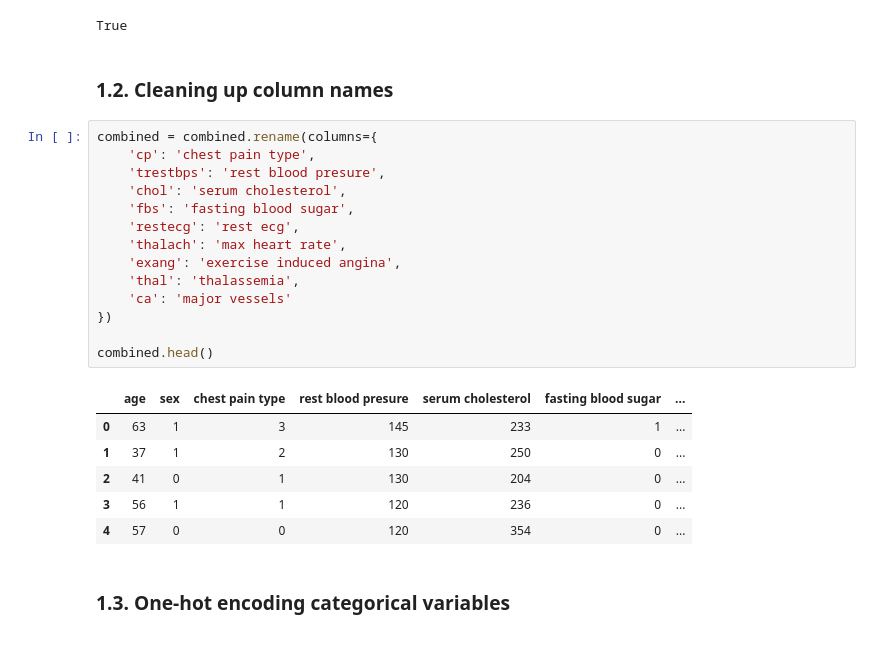
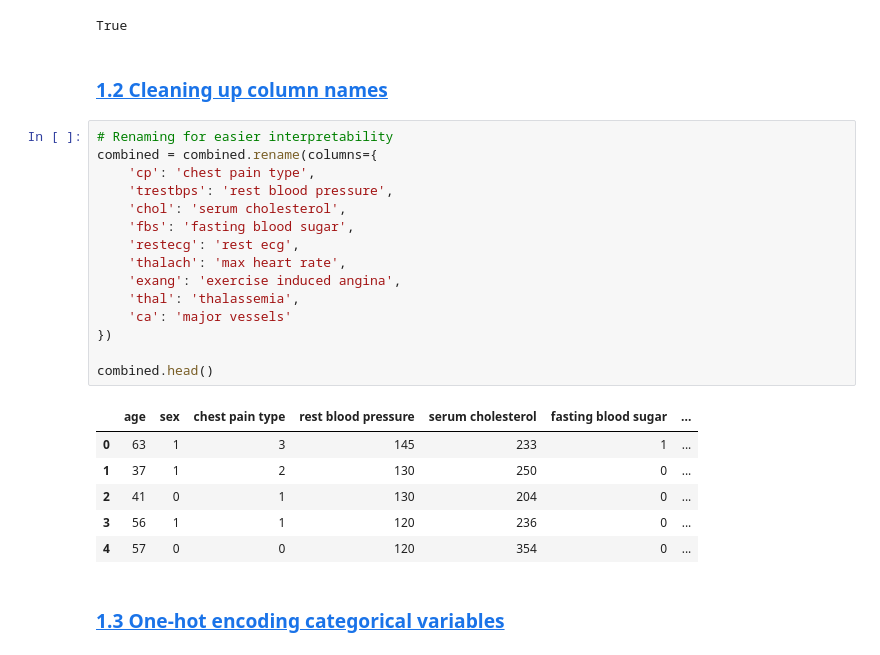
Before and after one commit to kamiljkon/cs1090fp, a Jupyter notebook: fp.ipynb, the cells around one changed output. Cells and saved outputs as stored; diff of their text form.

```diff
--- a/fp.ipynb
+++ b/fp.ipynb
@@ -19,28 +41,29 @@ len(df1) + len(df2) == len(combined)
 # %% [output]
 True
 # %% [markdown]
-### 1.2. Cleaning up column names
+### <a id='toc1_2_2_'></a>[1.2 Cleaning up column names](#toc0_)
 # %%
+# Renaming for easier interpretability
 combined = combined.rename(columns={
     'cp': 'chest pain type',
-    'trestbps': 'rest blood presure',
+    'trestbps': 'rest blood pressure',
     'chol': 'serum cholesterol',
     'fbs': 'fasting blood sugar',
     'restecg': 'rest ecg',
     'thalach': 'max heart rate',
     'exang': 'exercise induced angina',
     'thal': 'thalassemia',
     'ca': 'major vessels'
 })
 
 combined.head()
 # %% [output]
-|  | age | sex | chest pain type | rest blood presure | serum cholesterol | fasting blood sugar | ... |
+|  | age | sex | chest pain type | rest blood pressure | serum cholesterol | fasting blood sugar | ... |
 | 0 | 63 | 1 | 3 | 145 | 233 | 1 | ... |
 | 1 | 37 | 1 | 2 | 130 | 250 | 0 | ... |
 | 2 | 41 | 0 | 1 | 130 | 204 | 0 | ... |
 | 3 | 56 | 1 | 1 | 120 | 236 | 0 | ... |
 | 4 | 57 | 0 | 0 | 120 | 354 | 0 | ... |
 # %% [markdown]
-### 1.3. One-hot encoding categorical variables
+### <a id='toc1_2_3_'></a>[1.3 One-hot encoding categorical variables](#toc0_)
 # %%
```
Also changed, not shown: parts of 14 cells of this notebook, 2 other files.
